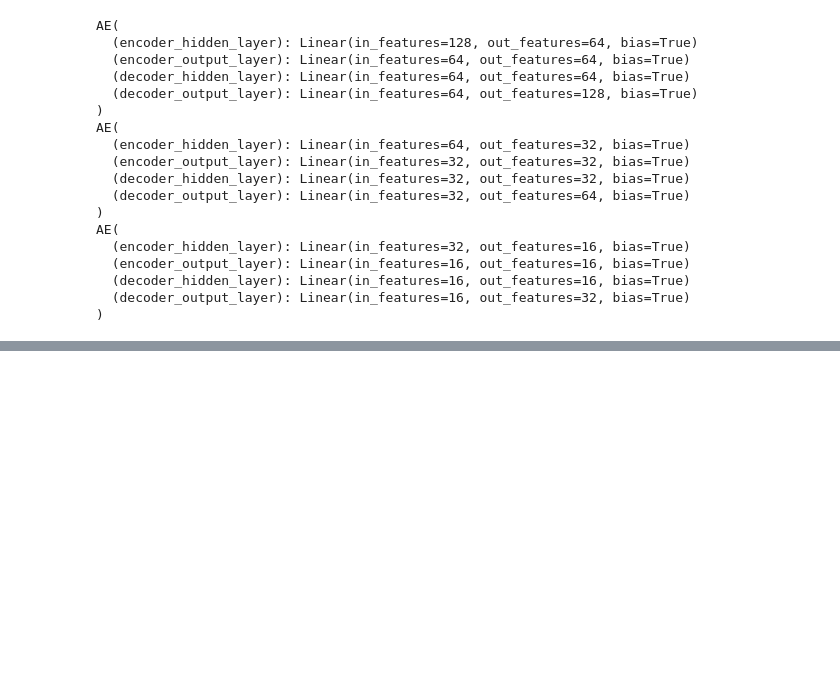
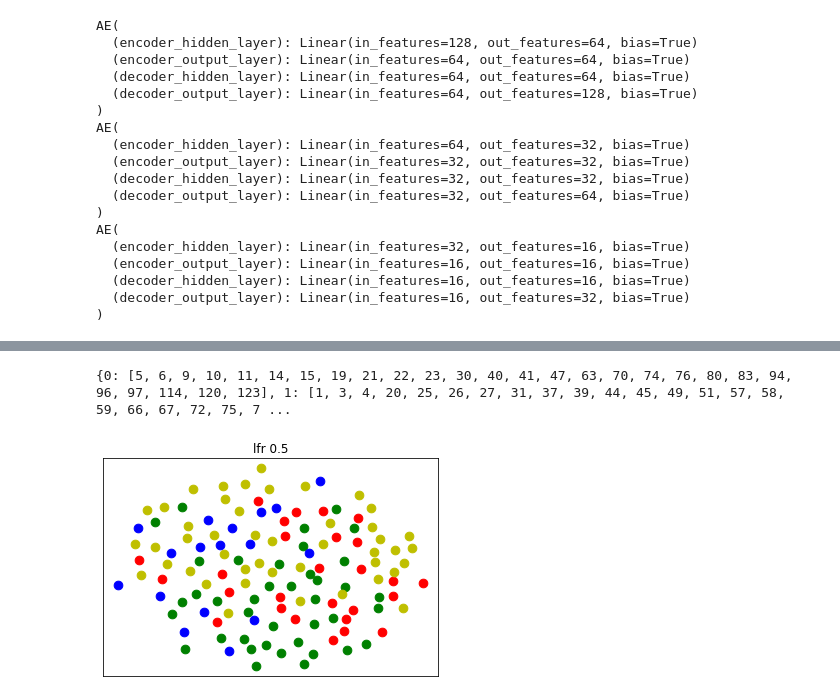
Before and after one commit to adityachoudharyclg/internshipProjectClg, a Jupyter notebook: lfr 0.1,0.3,0.5/lfr_0_5.ipynb, the cells around one changed output, grey strips where cells are left out. Saved outputs shown, nothing was run; the diff lists cells and outputs as text; code cells hidden in the pictures; blank space fills up the shorter version.

```diff
--- a/lfr 0.1,0.3,0.5/lfr_0_5.ipynb
+++ b/lfr 0.1,0.3,0.5/lfr_0_5.ipynb
@@ -275,0 +274,23 @@ Epoch:999 554 0.24290808358042076
+# %%
+kmeans = KMeans(init='k-means++',n_clusters=4,random_state=227)
+kmeans.fit(B_lfr_X)
+X_ae = kmeans.labels_
+labels_dict={0:[],1:[],2:[],3:[]}
+for index,item in enumerate(X_ae):
+    labels_dict[item].append(index+1)
+print(labels_dict)
+# %% [output]
+{0: [5, 6, 9, 10, 11, 14, 15, 19, 21, 22, 23, 30, 40, 41, 47, 63, 70, 74, 76, 80, 83, 94, 96, 97, 114, 120, 123], 1: [1, 3, 4, 20, 25, 26, 27, 31, 37, 39, 44, 45, 49, 51, 57, 58, 59, 66, 67, 72, 75, 7 ...
+# %%
+G=G_lfr
+pos=nx.spring_layout(G)
+# print(pos)
+nx.draw_networkx_nodes(G,pos,nodelist=labels_dict[0],node_color='r',node_size=75)
+nx.draw_networkx_nodes(G,pos,nodelist=labels_dict[1],node_color='g',node_size=75)
+nx.draw_networkx_nodes(G,pos,nodelist=labels_dict[2],node_color='b',node_size=75)
+nx.draw_networkx_nodes(G,pos,nodelist=labels_dict[3],node_color='y',node_size=75)
+
+plt.title('lfr 0.5')
+plt.show()
+# %% [output]
+[figure, added]
```
Also changed, not shown: parts of 8 cells of this notebook, 3 other files.
